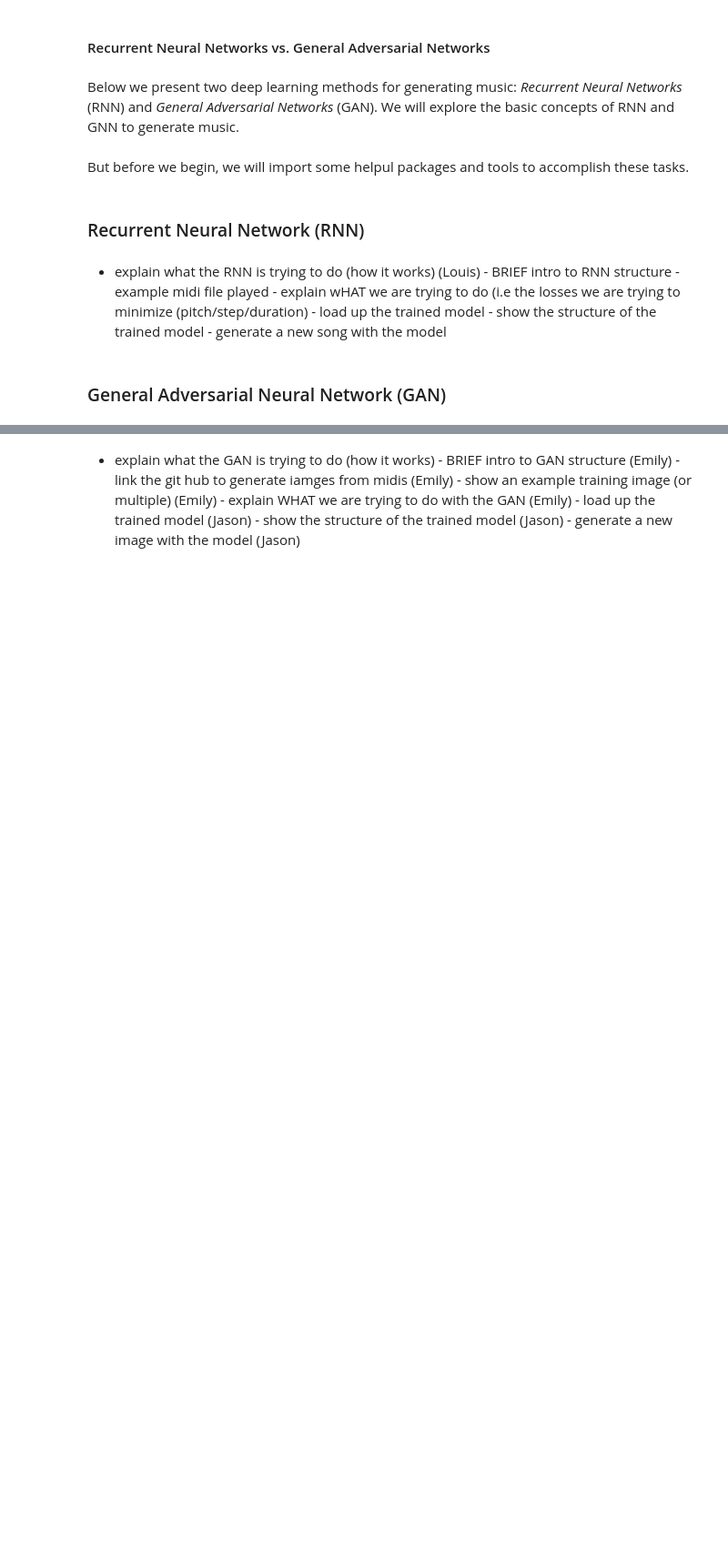
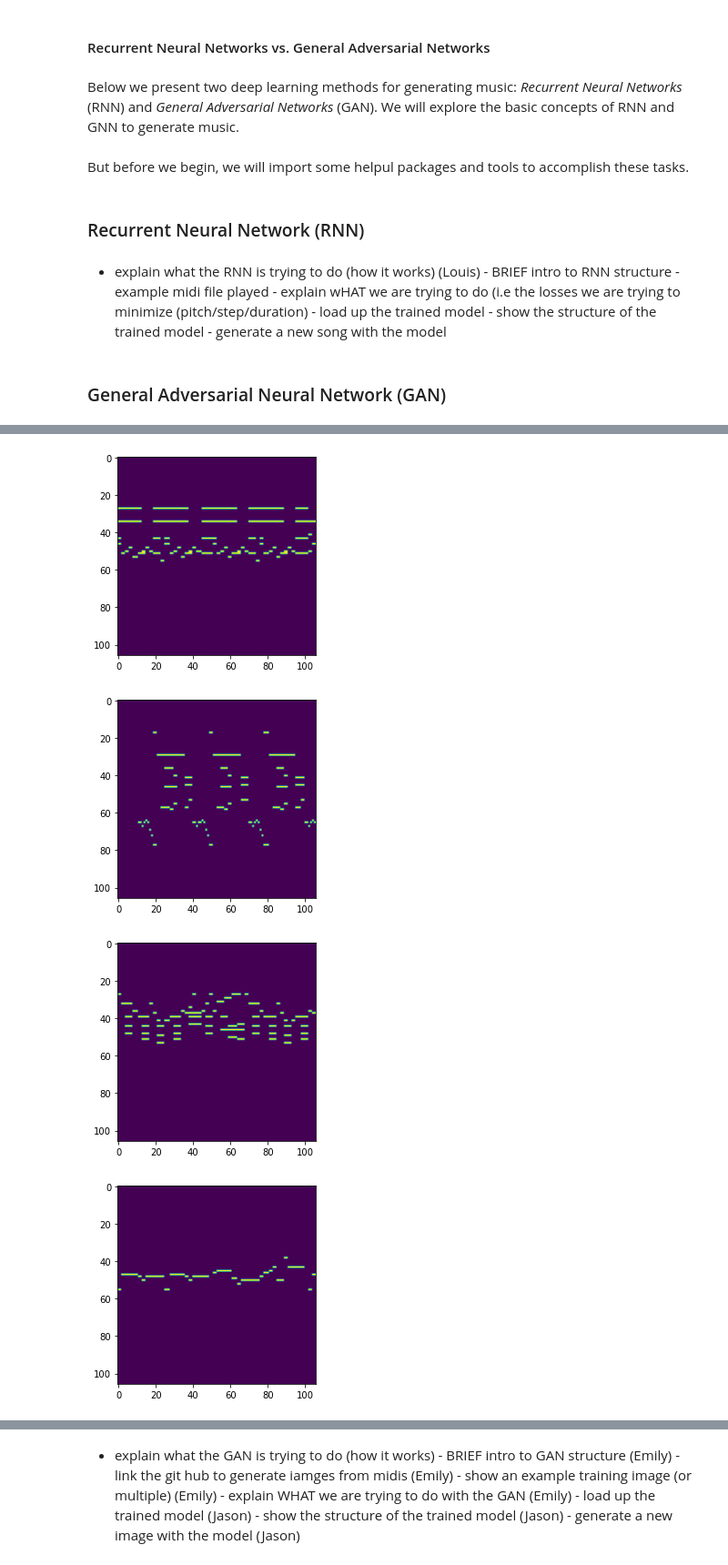
Before and after one commit to CSCI4850/s22-team9-project, a Jupyter notebook: demo.ipynb, the cells around one changed output, grey strips where cells are left out. Shown at 91% size. Cells and saved outputs as stored; diff of their text form; code cells hidden in the pictures; blank space fills up the shorter version.

```diff
--- a/demo.ipynb
+++ b/demo.ipynb
@@ -50,0 +73,19 @@ from keras.utils.vis_utils import plot_model
+# %%
+def grab_image(img_path):
+    img = image.load_img(img_path, color_mode="grayscale", target_size=(106,106))
+    x = image.img_to_array(img)
+    x = np.expand_dims(x, axis=0)
+    x = preprocess_input(x)
+    return x
+# %%
+#read in midi images
+exampleImages = np.concatenate([grab_image('./example_midi_images/%s'%(filename)) for filename in os.listdir("./example_midi_images/") if filename.endswith(".png")])
+# %%
+for i in range(len(exampleImages)):
+    plt.imshow(image.array_to_img(exampleImages[i,:,:,:]))
+    plt.show()
+# %% [output]
+[figure, added]
+[figure, added]
+[figure, added]
+[figure, added]
```
Also changed, not shown: parts of 6 cells of this notebook.
